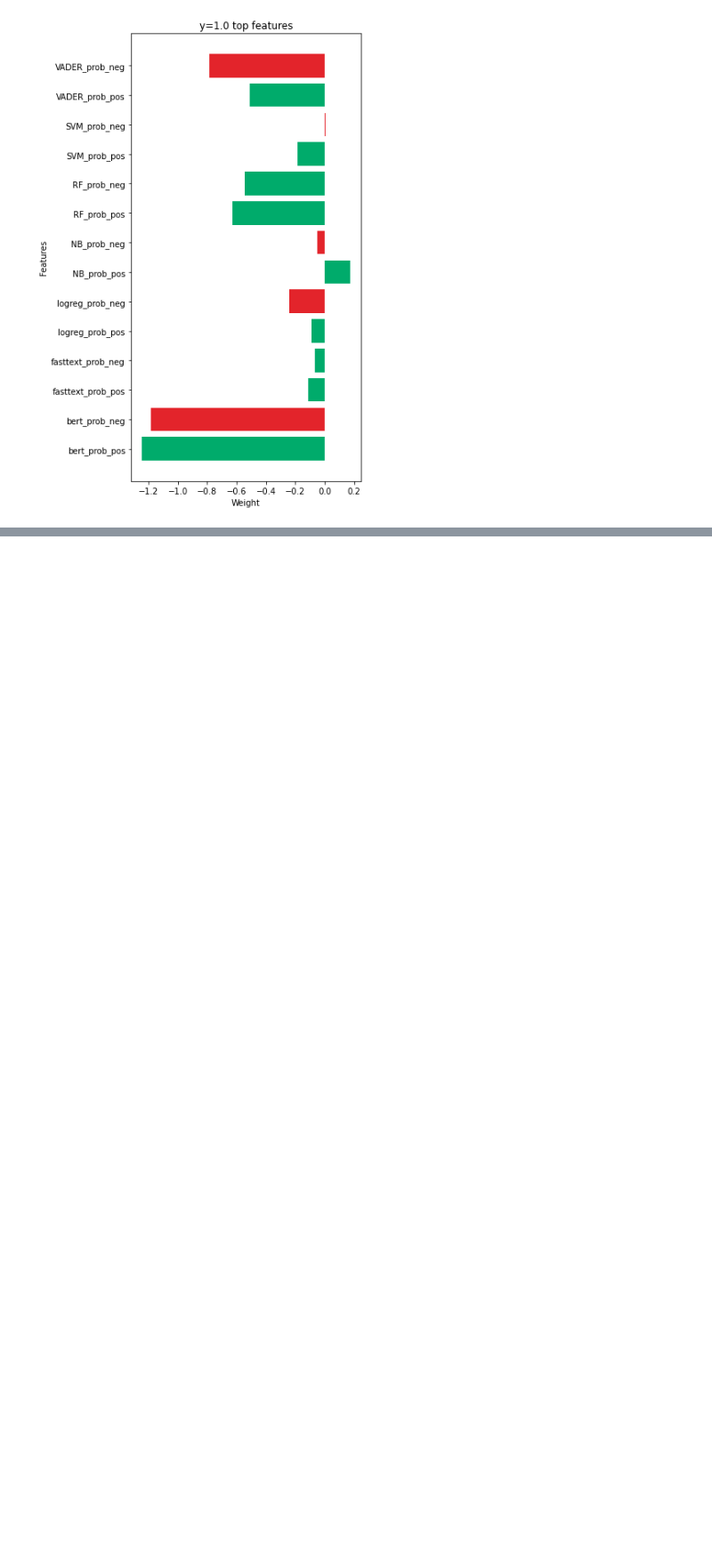
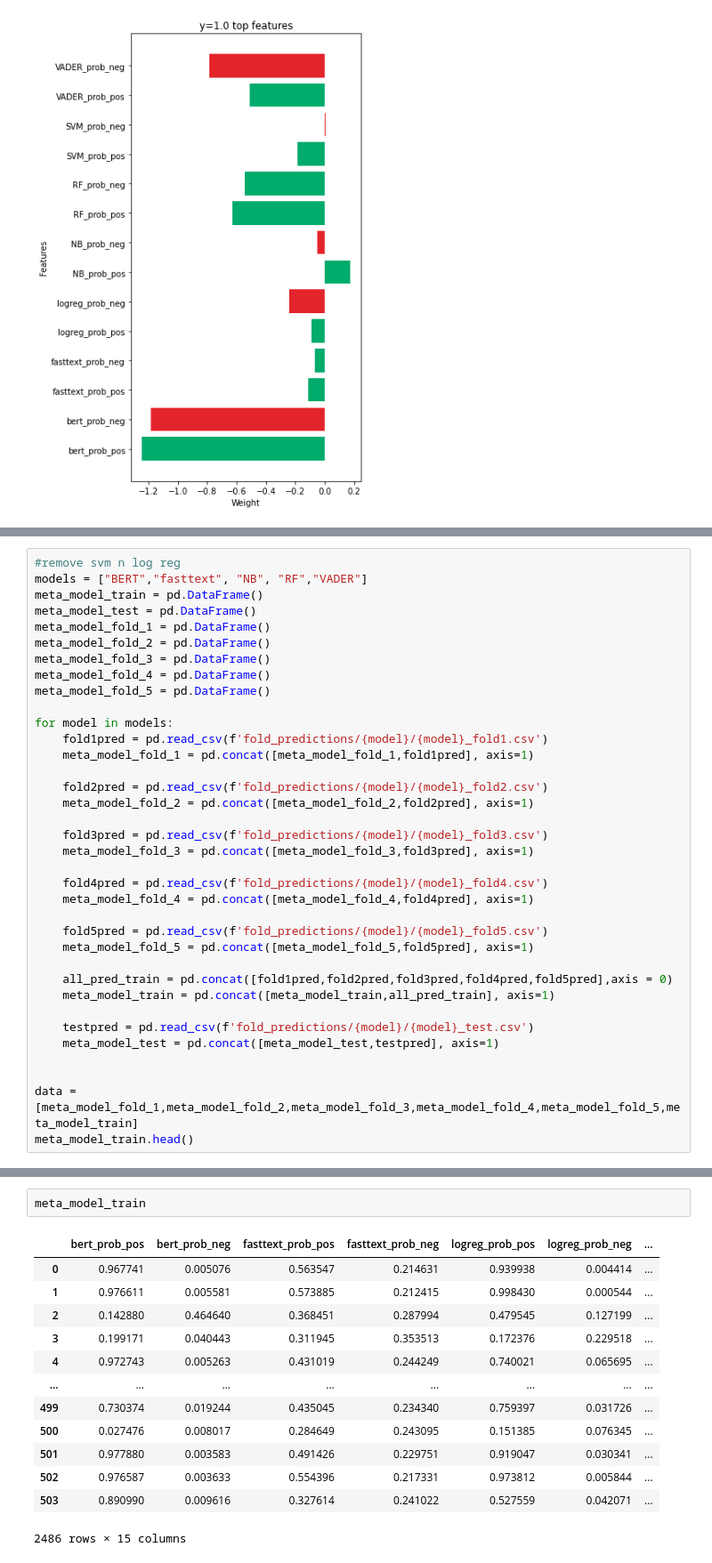
Before and after one commit to ValaryLim/bt4222-burpple-reviews, a Jupyter notebook: modelling/SentimentAnalysis_Stacking.ipynb, the cells around one changed output, grey strips where cells are left out. Shown: that part at 89% size. Drawn from its saved outputs; the diff is of its cells as text; blank space fills up the shorter version.

```diff
--- a/modelling/SentimentAnalysis_Stacking.ipynb
+++ b/modelling/SentimentAnalysis_Stacking.ipynb
@@ -418,0 +492,36 @@ plt.show()
+# %%
+#remove svm n log reg
+models = ["BERT","fasttext", "NB", "RF","VADER"]
+meta_model_train = pd.DataFrame()
+meta_model_test = pd.DataFrame()
+meta_model_fold_1 = pd.DataFrame()
+meta_model_fold_2 = pd.DataFrame()
+meta_model_fold_3 = pd.DataFrame()
+meta_model_fold_4 = pd.DataFrame()
+meta_model_fold_5 = pd.DataFrame()
+
+for model in models:
+    fold1pred = pd.read_csv(f'fold_predictions/{model}/{model}_fold1.csv')
+    meta_model_fold_1 = pd.concat([meta_model_fold_1,fold1pred], axis=1)
+
+    fold2pred = pd.read_csv(f'fold_predictions/{model}/{model}_fold2.csv')
+    meta_model_fold_2 = pd.concat([meta_model_fold_2,fold2pred], axis=1)
+
+    fold3pred = pd.read_csv(f'fold_predictions/{model}/{model}_fold3.csv')
+    meta_model_fold_3 = pd.concat([meta_model_fold_3,fold3pred], axis=1)
+
+    fold4pred = pd.read_csv(f'fold_predictions/{model}/{model}_fold4.csv')
+    meta_model_fold_4 = pd.concat([meta_model_fold_4,fold4pred], axis=1)
+
+    fold5pred = pd.read_csv(f'fold_predictions/{model}/{model}_fold5.csv')
+    meta_model_fold_5 = pd.concat([meta_model_fold_5,fold5pred], axis=1)
+
+    all_pred_train = pd.concat([fold1pred,fold2pred,fold3pred,fold4pred,fold5pred],axis = 0)
+    meta_model_train = pd.concat([meta_model_train,all_pred_train], axis=1)
+
+    testpred = pd.read_csv(f'fold_predictions/{model}/{model}_test.csv')
+    meta_model_test = pd.concat([meta_model_test,testpred], axis=1)
+
+
+data = [meta_model_fold_1,meta_model_fold_2,meta_model_fold_3,meta_model_fold_4,meta_model_fold_5,meta_model_train]
+meta_model_train.head()
@@ -418,0 +632,16 @@ plt.show()
+# %%
+meta_model_train
+# %% [output]
+|  | bert_prob_pos | bert_prob_neg | fasttext_prob_pos | fasttext_prob_neg | logreg_prob_pos | logreg_prob_neg | ... |
+| 0 | 0.967741 | 0.005076 | 0.563547 | 0.214631 | 0.939938 | 0.004414 | ... |
+| 1 | 0.976611 | 0.005581 | 0.573885 | 0.212415 | 0.998430 | 0.000544 | ... |
+| 2 | 0.142880 | 0.464640 | 0.368451 | 0.287994 | 0.479545 | 0.127199 | ... |
+| 3 | 0.199171 | 0.040443 | 0.311945 | 0.353513 | 0.172376 | 0.229518 | ... |
+| 4 | 0.972743 | 0.005263 | 0.431019 | 0.244249 | 0.740021 | 0.065695 | ... |
+| ... | ... | ... | ... | ... | ... | ... | ... |
+| 499 | 0.730374 | 0.019244 | 0.435045 | 0.234340 | 0.759397 | 0.031726 | ... |
+| 500 | 0.027476 | 0.008017 | 0.284649 | 0.243095 | 0.151385 | 0.076345 | ... |
+| 501 | 0.977880 | 0.003583 | 0.491426 | 0.229751 | 0.919047 | 0.030341 | ... |
+| 502 | 0.976587 | 0.003633 | 0.554396 | 0.217331 | 0.973812 | 0.005844 | ... |
+| 503 | 0.890990 | 0.009616 | 0.327614 | 0.241022 | 0.527559 | 0.042071 | ... |
+2486 rows × 15 columns
```
Also changed, not shown: parts of 22 cells of this notebook, 1 other file.
